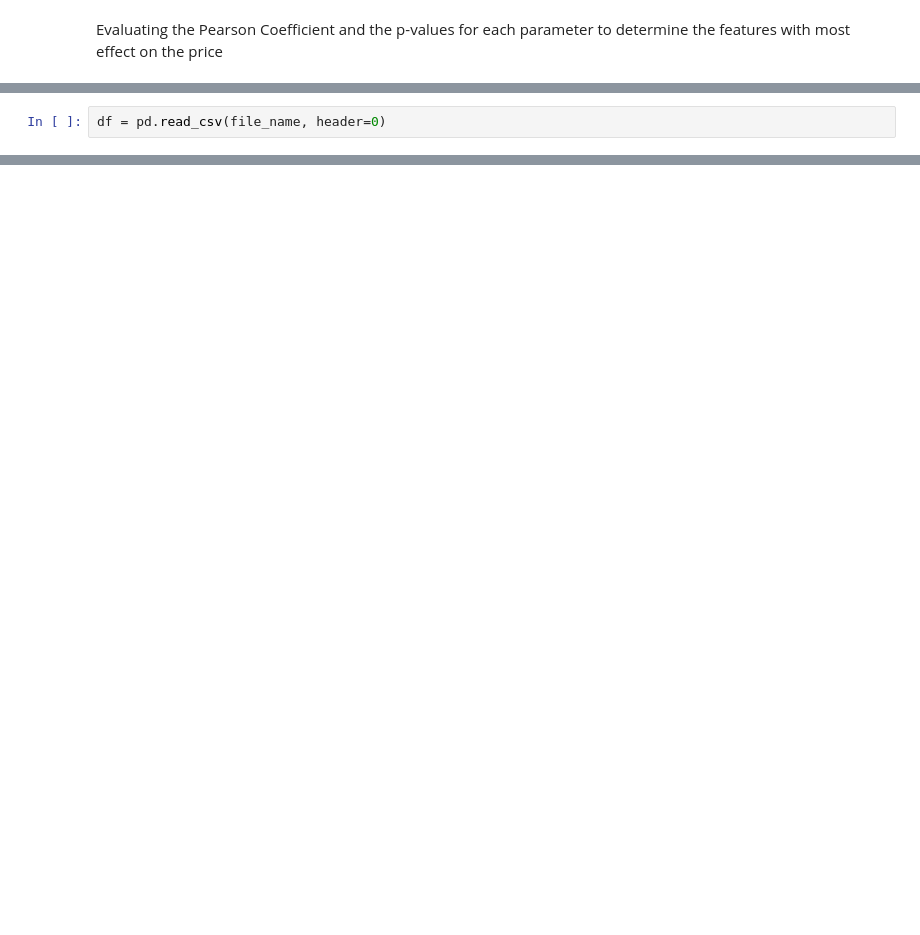
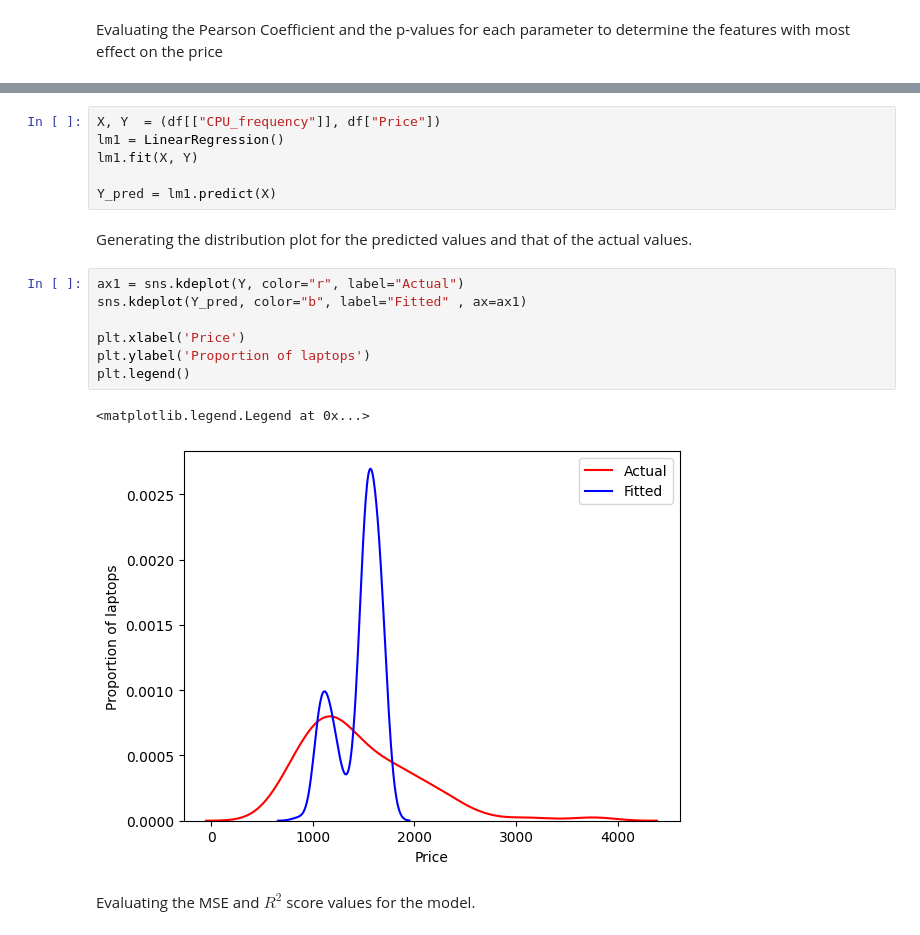
Before and after one commit to mjt-izadi/laptop-price, a Jupyter notebook: laptops_pricing.ipynb, the cells around one changed output, grey strips where cells are left out. Drawn from its saved outputs; the diff is of its cells as text; blank space fills up the shorter version.

Commit message:
regression models added

```diff
--- a/laptops_pricing.ipynb
+++ b/laptops_pricing.ipynb
@@ -343,2 +144,0 @@ Load the dataset into a pandas dataframe
-# %%
-df = pd.read_csv(file_name, header=0)
@@ -614,0 +186,20 @@ Copyright © 2023 IBM Corporation. All rights reserved.
+# %%
+X, Y  = (df[["CPU_frequency"]], df["Price"])
+lm1 = LinearRegression()
+lm1.fit(X, Y)
+
+Y_pred = lm1.predict(X)
+# %% [markdown]
+Generating the distribution plot for the predicted values and that of the actual values.
+# %%
+ax1 = sns.kdeplot(Y, color="r", label="Actual")
+sns.kdeplot(Y_pred, color="b", label="Fitted" , ax=ax1)
+
+plt.xlabel('Price')
+plt.ylabel('Proportion of laptops')
+plt.legend()
+# %% [output]
+<matplotlib.legend.Legend at 0x...>
+[figure, added]
+# %% [markdown]
+Evaluating the MSE and $R^2$ score values for the model.
```
Also changed, not shown: parts of 91 cells of this notebook, 1 other file.
